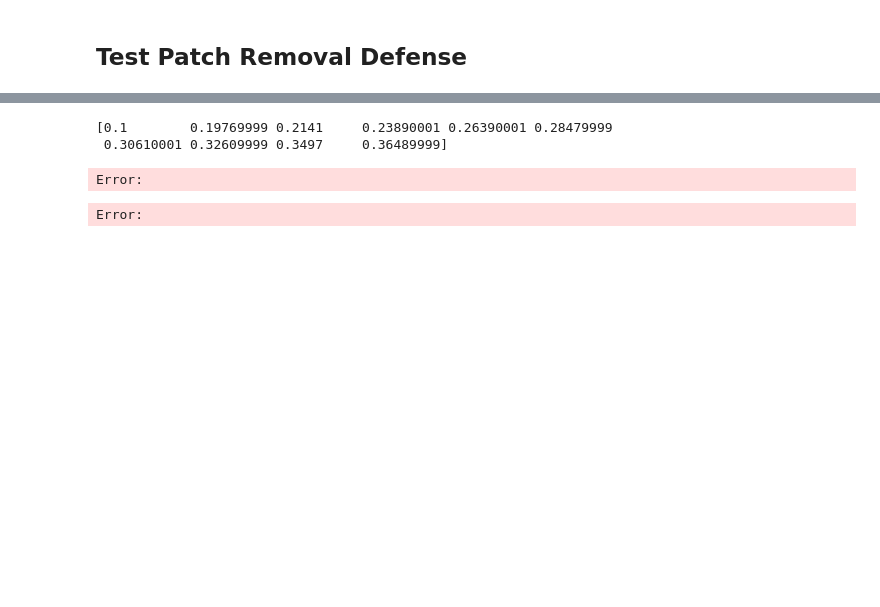
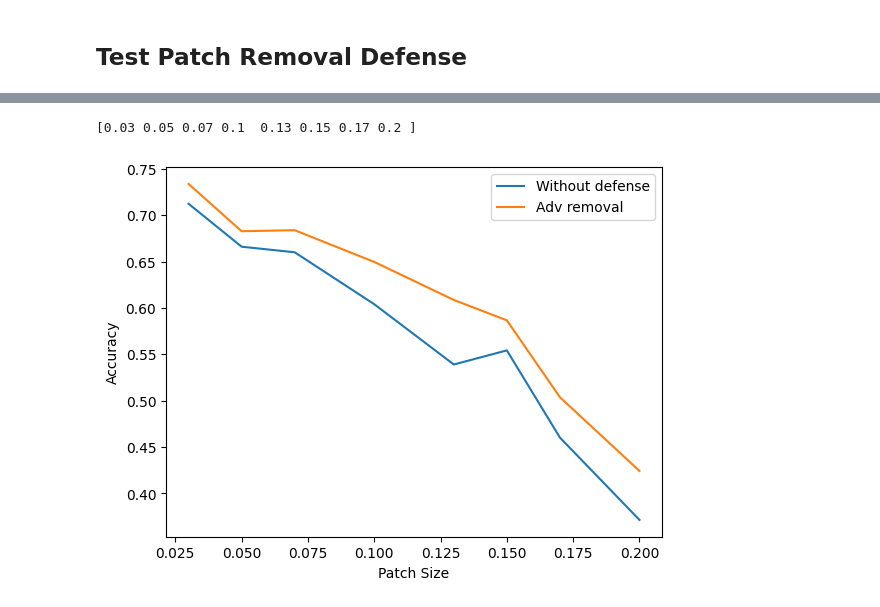
Before and after one commit to hanboyu/adversarial_patch_removal, a Jupyter notebook: demo.ipynb, the cells around one changed output, grey strips where cells are left out. Saved outputs shown, nothing was run; the diff lists cells and outputs as text; code cells hidden in the pictures; blank space fills up the shorter version.

```diff
--- a/demo.ipynb
+++ b/demo.ipynb
@@ -213,14 +222,17 @@ np.savez("./acc.npz", threshold_list, acc_list)
 # %%
 import numpy as np
 import matplotlib.pyplot as plt
 
 npzfile = np.load("./acc.npz")
-print(npzfile["arr_1"])
+npzfile1 = np.load("./def_acc_vs_patch_size.npz")
+print(npzfile["arr_0"])
 
-plt.plot(npzfile["arr_0"], npzfile["arr_1"])
+plt.plot(npzfile["arr_0"], npzfile["arr_1"], label="Without defense")
+plt.plot(npzfile1["arr_0"], npzfile1["arr_1"], label="Adv removal")
+plt.xlabel("Patch Size")
+plt.ylabel("Accuracy")
+plt.legend()
 plt.show()
 # %% [output]
-[0.1        0.19769999 0.2141     0.23890001 0.26390001 0.28479999
- 0.30610001 0.32609999 0.3497     0.36489999]
+[0.03 0.05 0.07 0.1  0.13 0.15 0.17 0.2 ]
-Error:
-Error:
+[figure, added]
```
Also changed, not shown: parts of 5 cells of this notebook.
